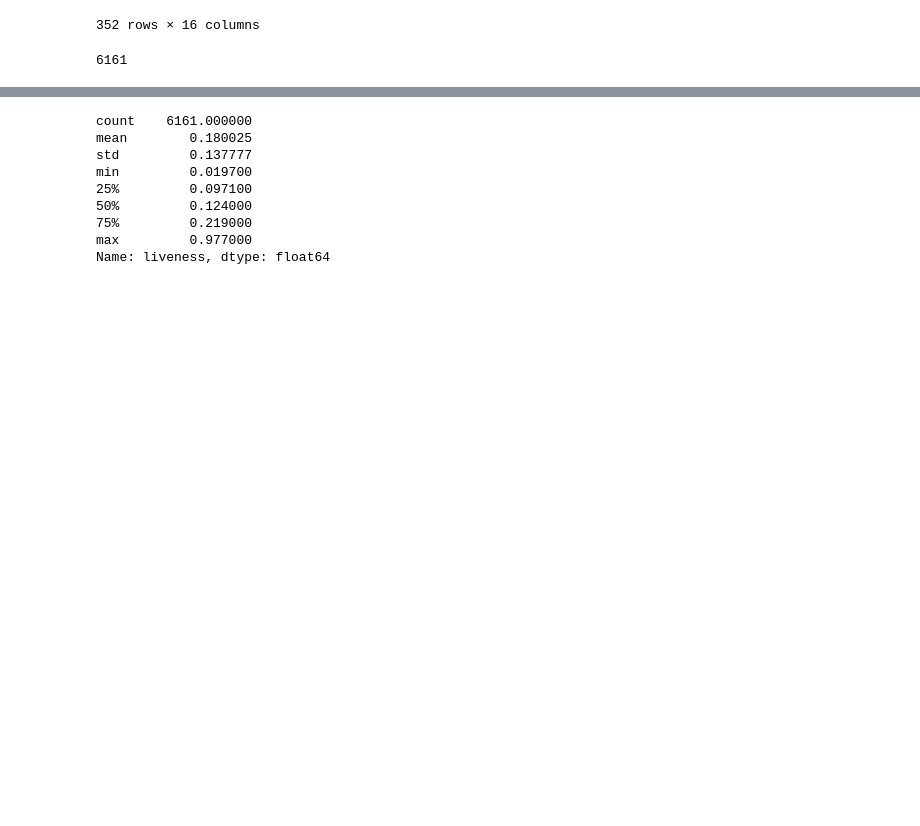
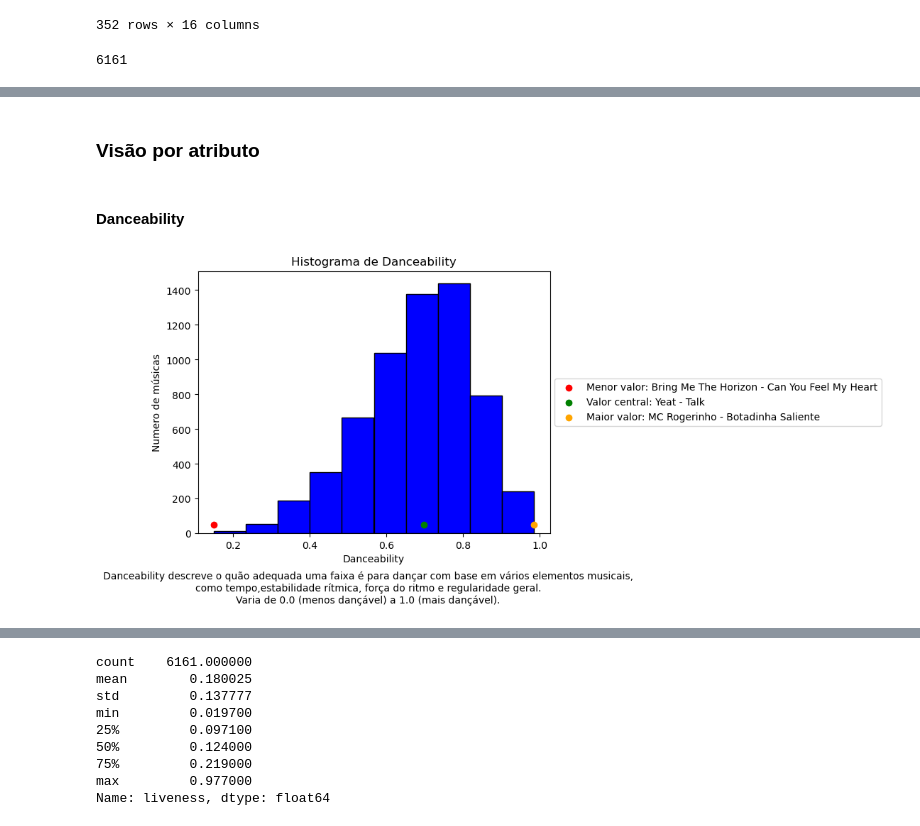
Before and after one commit to EandroC/ExplorandoPrincipaisMusicasDoSpotify, a Jupyter notebook: Untitled.ipynb, the cells around one changed output, grey strips where cells are left out. Drawn from its saved outputs; the diff is of its cells as text; code cells hidden in the pictures; blank space fills up the shorter version.

```diff
--- a/Untitled.ipynb
+++ b/Untitled.ipynb
@@ -409,0 +371,37 @@ Name: energy, dtype: float64
+# %% [markdown]
+### Visão por atributo
+# %% [markdown]
+#### Danceability
+# %%
+# Encontrar os valores mínimo, mediano e máximo de 'danceability'
+min_value = dados_sem_duplicatas['danceability'].min()
+median_value = dados_sem_duplicatas['danceability'].median()
+max_value = dados_sem_duplicatas['danceability'].max()
+
+# Encontrar as músicas correspondentes a esses valores
+min_artist_song = dados_sem_duplicatas[dados_sem_duplicatas['danceability'] == min_value][['artist_names', 'track_name']].values[0]
+median_artist_song = dados_sem_duplicatas[dados_sem_duplicatas['danceability'] == median_value][['artist_names', 'track_name']].values[0]
+max_artist_song = dados_sem_duplicatas[dados_sem_duplicatas['danceability'] == max_value][['artist_names', 'track_name']].values[0]
+
+# Criar o histograma
+plt.hist(dados_sem_duplicatas['danceability'], bins=10, color='blue', edgecolor='black')
+
+# Adicionar marcadores para os valores mínimo, mediano e máximo
+plt.scatter(min_value, 50, color='red', label=f'Menor valor: {min_artist_song[0]} - {min_artist_song[1]}')
+plt.scatter(median_value, 50, color='green', label=f'Valor central: {median_artist_song[0]} - {median_artist_song[1]}')
+plt.scatter(max_value, 50, color='orange', label=f'Maior valor: {max_artist_song[0]} - {max_artist_song[1]}')
+
+# Adicionar rótulos
+plt.xlabel('Danceability')
+plt.ylabel('Numero de músicas')
+plt.title('Histograma de Danceability')
+
+# Adicionar descrição da dançabilidade abaixo do gráfico com quebras de linha
+description = "Danceability descreve o quão adequada uma faixa é para dançar com base em vários elementos musicais,\ncomo tempo,estabilidade rítmica, força do ritmo e regularidade geral.\nVaria de 0.0 (menos dançável) a 1.0 (mais dançável)."
+plt.figtext(0.5, -0.05, description, horizontalalignment='center', verticalalignment='center')
+
+# Exibir o histograma
+plt.legend(loc='center left', bbox_to_anchor=(1, 0.5))
+plt.show()
+# %% [output]
+[figure, added]
```
Also changed, not shown: parts of 37 cells of this notebook.
